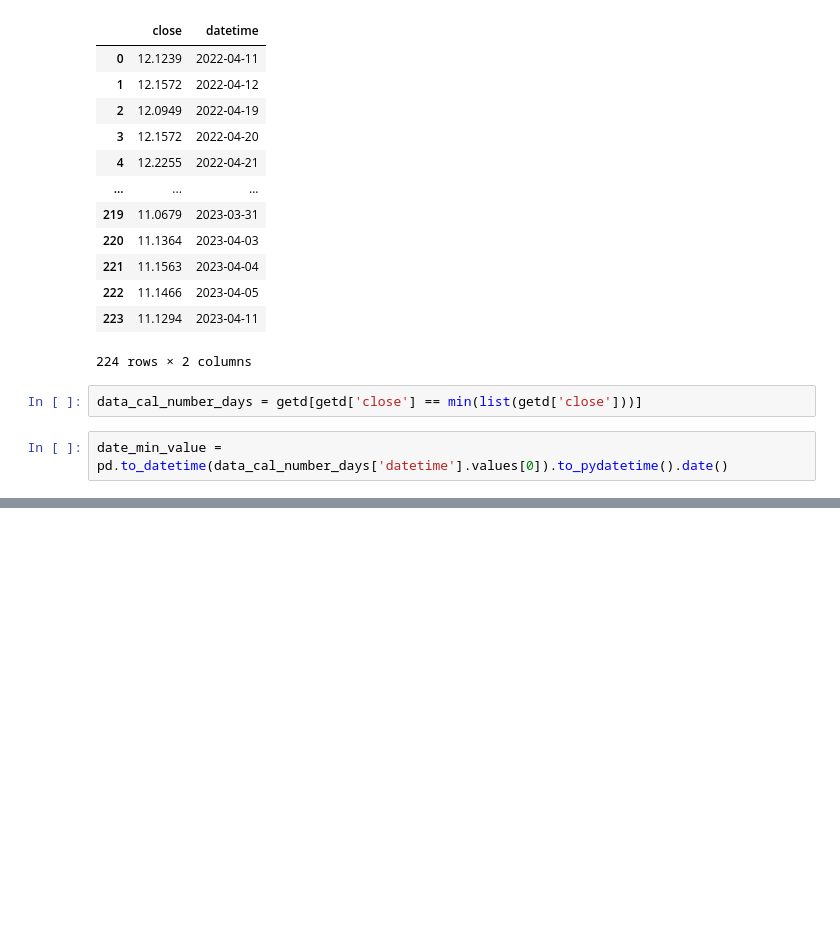
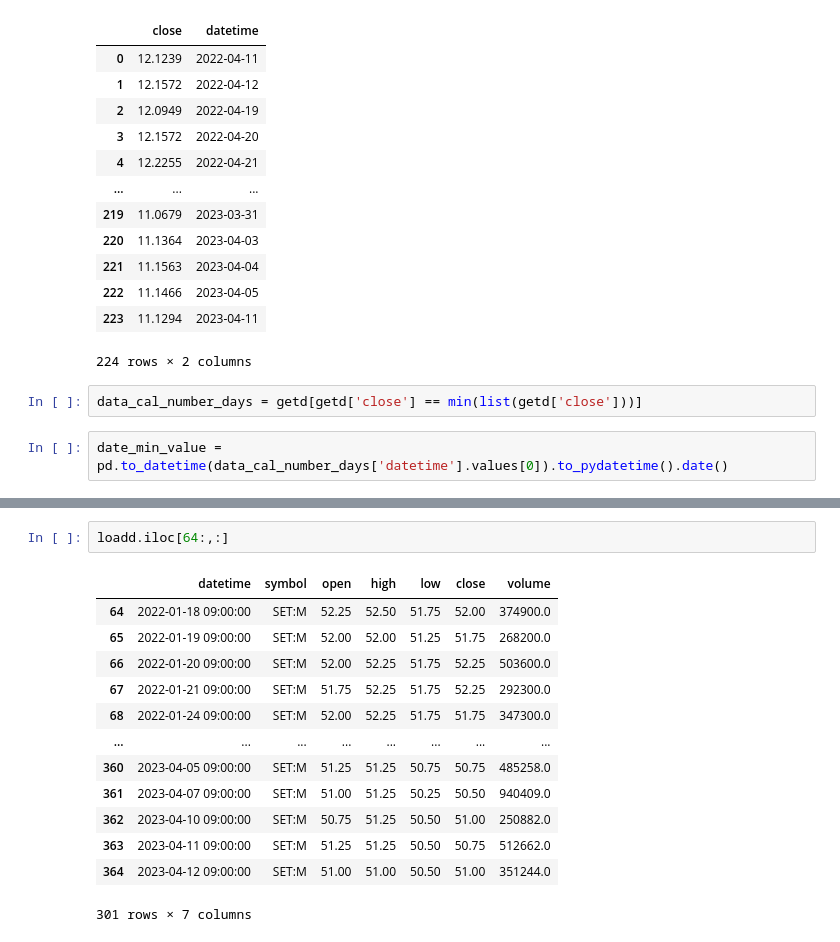
Before and after one commit to Lelalomos/analysis_bot, a Jupyter notebook: test_stock.ipynb, the cells around one changed output, grey strips where cells are left out. Saved outputs shown, nothing was run; the diff lists cells and outputs as text; blank space fills up the shorter version.

```diff
--- a/test_stock.ipynb
+++ b/test_stock.ipynb
@@ -270,0 +286,16 @@ date_min_value = pd.to_datetime(data_cal_number_days['datetime'].values[0]).to_p
+# %%
+loadd.iloc[64:,:]
+# %% [output]
+|  | datetime | symbol | open | high | low | close | volume |
+| 64 | 2022-01-18 09:00:00 | SET:M | 52.25 | 52.50 | 51.75 | 52.00 | 374900.0 |
+| 65 | 2022-01-19 09:00:00 | SET:M | 52.00 | 52.00 | 51.25 | 51.75 | 268200.0 |
+| 66 | 2022-01-20 09:00:00 | SET:M | 52.00 | 52.25 | 51.75 | 52.25 | 503600.0 |
+| 67 | 2022-01-21 09:00:00 | SET:M | 51.75 | 52.25 | 51.75 | 52.25 | 292300.0 |
+| 68 | 2022-01-24 09:00:00 | SET:M | 52.00 | 52.25 | 51.75 | 51.75 | 347300.0 |
+| ... | ... | ... | ... | ... | ... | ... | ... |
+| 360 | 2023-04-05 09:00:00 | SET:M | 51.25 | 51.25 | 50.75 | 50.75 | 485258.0 |
+| 361 | 2023-04-07 09:00:00 | SET:M | 51.00 | 51.25 | 50.25 | 50.50 | 940409.0 |
+| 362 | 2023-04-10 09:00:00 | SET:M | 50.75 | 51.25 | 50.50 | 51.00 | 250882.0 |
+| 363 | 2023-04-11 09:00:00 | SET:M | 51.25 | 51.25 | 50.50 | 50.75 | 512662.0 |
+| 364 | 2023-04-12 09:00:00 | SET:M | 51.00 | 51.00 | 50.50 | 51.00 | 351244.0 |
+301 rows × 7 columns
```
Also changed, not shown: parts of 3 cells of this notebook, 2 other files.
